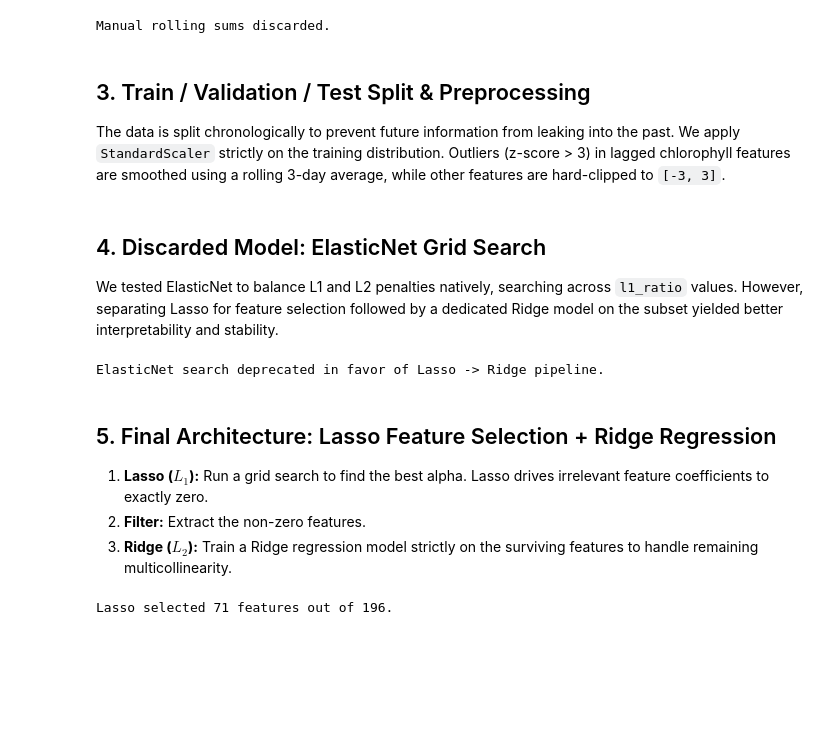
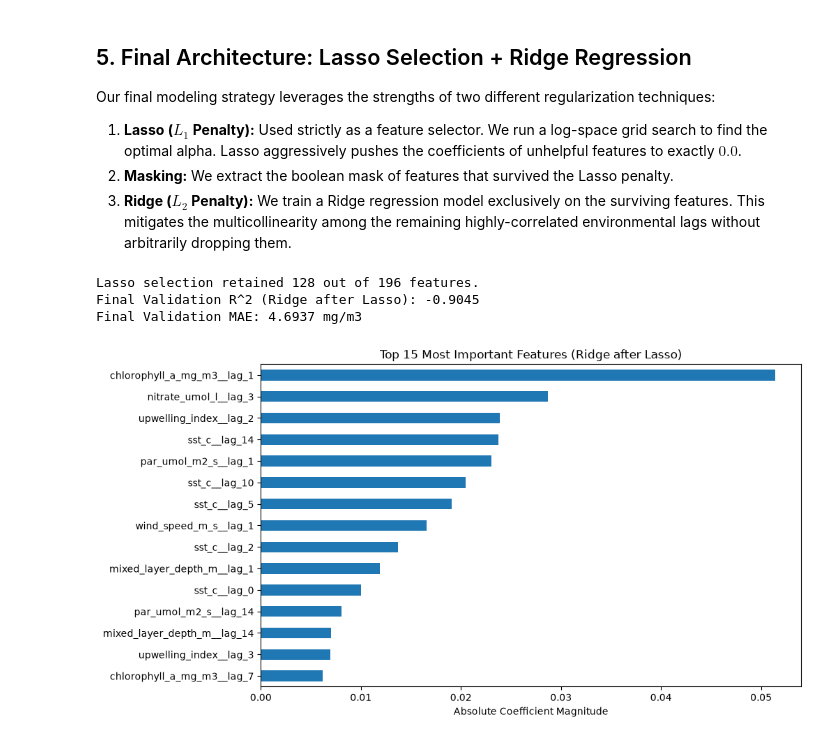
Before and after one commit to gabriel-pinho1/lab-machine-learning, a Jupyter notebook: lab_2/student_submission_template/training_code/train.ipynb, the cells around one changed output. Drawn from its saved outputs; the diff is of its cells as text; code cells hidden in the pictures; blank space fills up the shorter version.

```diff
--- a/lab_2/student_submission_template/training_code/train.ipynb
+++ b/lab_2/student_submission_template/training_code/train.ipynb
@@ -99,26 +342,0 @@ We also attempted to explicitly sum the lags over `p` days to capture accumulati
-# %%
-# [DEPRECATED] Manual rolling sum generation
-"""
-raw_columns_names = [col for col in df_raw.columns if col != "date"]
-new_columns = {}
-
-for name in raw_columns_names:
-    for p in range(1, 15):
-        if name == "chlorophyll_a_mg_m3":
-            cols_to_sum = [f"{name}__lag_{i}" for i in range(1, p)]
-        else:
-            cols_to_sum = [f"{name}__lag_{i}" for i in range(0, p)]
-
-        if len(cols_to_sum) > 0:
-            new_columns[f"row_sum_{name}_{p}_days"] = X[cols_to_sum].sum(axis=1)
-
-df_lag_sum = pd.DataFrame(new_columns)
-X_experimental = pd.concat([X, df_lag_sum], axis=1)
-"""
-print("Manual rolling sums discarded.")
-# %% [output]
-Manual rolling sums discarded.
-# %% [markdown]
-## 3. Train / Validation / Test Split & Preprocessing
-
-The data is split chronologically to prevent future information from leaking into the past. We apply `StandardScaler` strictly on the training distribution. Outliers (z-score > 3) in lagged chlorophyll features are smoothed using a rolling 3-day average, while other features are hard-clipped to `[-3, 3]`.
@@ -179,30 +343,11 @@ Y_val = Y_val.bfill()
-# %% [markdown]
-## 4. Discarded Model: ElasticNet Grid Search
-
-We tested ElasticNet to balance L1 and L2 penalties natively, searching across `l1_ratio` values. However, separating Lasso for feature selection followed by a dedicated Ridge model on the subset yielded better interpretability and stability.
-# %%
-# [DEPRECATED] ElasticNet Search
-"""
-r2_best_Elastic = 0
-alphas_Elastic = np.logspace(-3, 1, 50)
-l1_ratios_to_test = [0.05, 0.1, 0.5, 0.7, 0.9, 0.99]
-
-for j in alphas_Elastic:
-    for k in l1_ratios_to_test:
-        model = linear_model.ElasticNet(alpha=j, l1_ratio=k, max_iter=50000)
-        model.fit(X_train_scaled, Y_train)
-        predictions = np.expm1(model.predict(X_val_scaled))
-        # R2 calculation...
-"""
-print("ElasticNet search deprecated in favor of Lasso -> Ridge pipeline.")
-# %% [output]
-ElasticNet search deprecated in favor of Lasso -> Ridge pipeline.
 # %% [markdown]
-## 5. Final Architecture: Lasso Feature Selection + Ridge Regression
+## 5. Final Architecture: Lasso Selection + Ridge Regression
 
-1.  **Lasso ($L_1$):** Run a grid search to find the best alpha. Lasso drives irrelevant feature coefficients to exactly zero.
-2.  **Filter:** Extract the non-zero features.
-3.  **Ridge ($L_2$):** Train a Ridge regression model strictly on the surviving features to handle remaining multicollinearity.
+Our final modeling strategy leverages the strengths of two different regularization techniques:
+
+1.  **Lasso ($L_1$ Penalty):** Used strictly as a feature selector. We run a log-space grid search to find the optimal alpha. Lasso aggressively pushes the coefficients of unhelpful features to exactly $0.0$.
+2.  **Masking:** We extract the boolean mask of features that survived the Lasso penalty.
+3.  **Ridge ($L_2$ Penalty):** We train a Ridge regression model exclusively on the surviving features. This mitigates the multicollinearity among the remaining highly-correlated environmental lags without arbitrarily dropping them.
 # %%
 # 1. Lasso for Feature Selection
 alpha_lasso_defined = np.logspace(-4, -2, 20)
@@ -211,7 +356,6 @@ best_alpha_lasso = None
 
 # Transform validation target back to original scale for true metric calculation
 Y_val_true = np.expm1(Y_val)
-Y_test_true = np.expm1(Y_test)
 
 for alpha in alpha_lasso_defined:
     clf_lasso = linear_model.Lasso(alpha=alpha, max_iter=150000)
@@ -222,33 +366,47 @@ for alpha in alpha_lasso_defined:
 
     if r2_lasso > best_r2_lasso:
         best_r2_lasso = r2_lasso
         best_alpha_lasso = alpha
         coefficients_lasso = pd.Series(clf_lasso.coef_, index=X_train_scaled.columns)
 
 # 2. Extract Kept Features
 kept_features_lasso = coefficients_lasso != 0.0
 X_train_cut = X_train_scaled.loc[:, kept_features_lasso]
 X_val_cut = X_val_scaled.loc[:, kept_features_lasso]
-X_test_cut = X_test_scaled.loc[:, kept_features_lasso]
+
+print(f"Lasso selection retained {kept_features_lasso.sum()} out of {len(kept_features_lasso)} features.")
 
 # 3. Ridge on Selected Features
 alpha_ridge_defined = np.linspace(1e-16, 1e-15, 20)
 best_r2_ridge_lasso = -float('inf')
 best_alpha_ridge_lasso = None
 
 for alpha in alpha_ridge_defined:
     clf_ridge = linear_model.Ridge(alpha=alpha)
     clf_ridge.fit(X_train_cut, Y_train)
 
     predicts_ridge_lasso = np.expm1(clf_ridge.predict(X_val_cut))
     r2_ridge_lasso = r2_score(Y_val_true, predicts_ridge_lasso)
 
     if r2_ridge_lasso > best_r2_ridge_lasso:
         best_r2_ridge_lasso = r2_ridge_lasso
         best_alpha_ridge_lasso = alpha
         mae_best_ridge_lasso = mean_absolute_error(Y_val_true, predicts_ridge_lasso)
         coefficients_ridge_lasso = pd.Series(clf_ridge.coef_, index=X_train_cut.columns)
 
-print(f"Lasso selected {kept_features_lasso.sum()} features out of {len(kept_features_lasso)}.")
+print(f"Final Validation R^2 (Ridge after Lasso): {best_r2_ridge_lasso:.4f}")
+print(f"Final Validation MAE: {mae_best_ridge_lasso:.4f} mg/m3")
+
+# Plot Top Features
+importance_ridge_lasso = coefficients_ridge_lasso.abs().sort_values(ascending=False).head(15)
+plt.figure(figsize=(10, 6))
+importance_ridge_lasso.plot(kind='barh')
+plt.title("Top 15 Most Important Features (Ridge after Lasso)")
+plt.gca().invert_yaxis()
+plt.xlabel("Absolute Coefficient Magnitude")
+plt.show()
 # %% [output]
-Lasso selected 71 features out of 196.
+Lasso selection retained 128 out of 196 features.
+Final Validation R^2 (Ridge after Lasso): -0.9045
+Final Validation MAE: 4.6937 mg/m3
+[figure, added]
```
Also changed, not shown: parts of 19 cells of this notebook.
